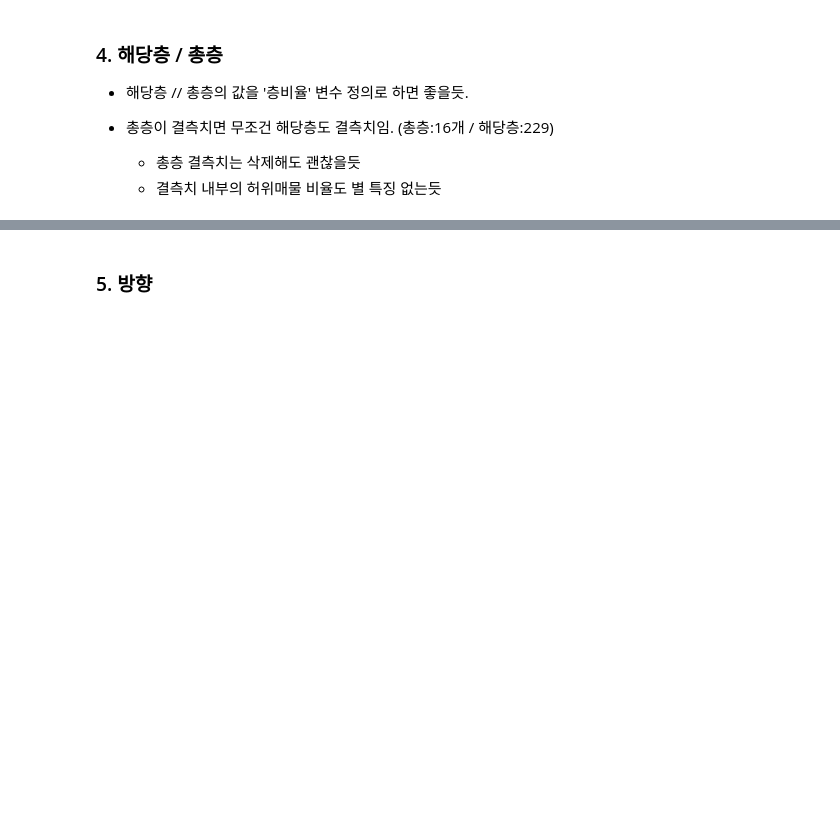
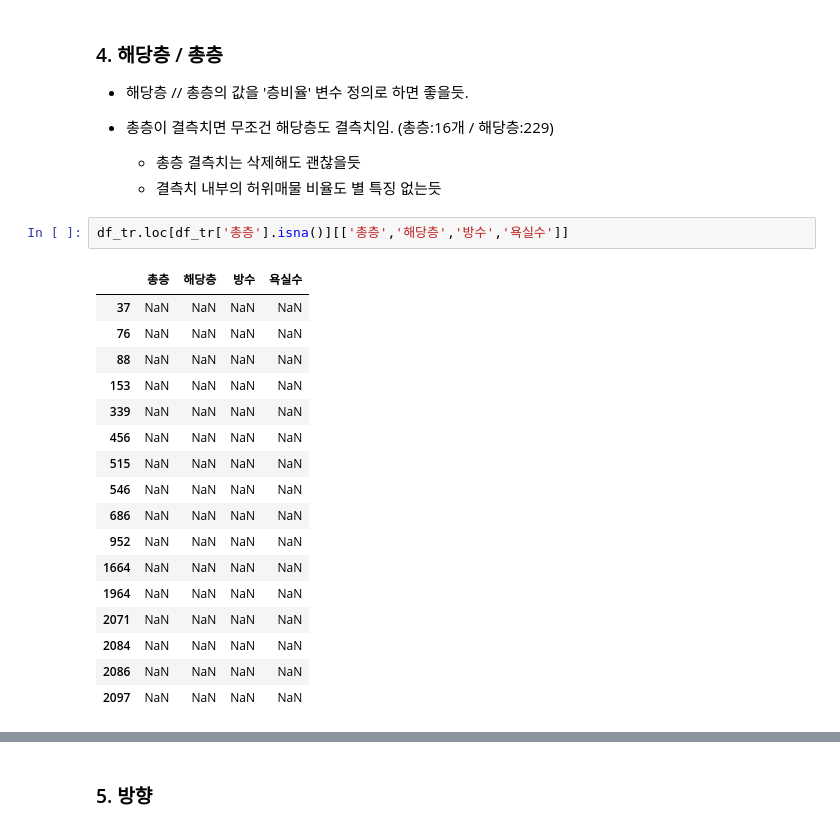
Before and after one commit to han942/vscode, a Jupyter notebook: Dacon/estate.ipynb, the cells around one changed output, grey strips where cells are left out. Cells and saved outputs as stored; diff of their text form; blank space fills up the shorter version.

```diff
--- a/Dacon/estate.ipynb
+++ b/Dacon/estate.ipynb
@@ -195,6 +192,26 @@ sns.scatterplot(x='전용면적',y='월세',data=df_tr,hue='허위매물여부',
 - 총층이 결측치면 무조건 해당층도 결측치임. (총층:16개 / 해당층:229)
     - 총층 결측치는 삭제해도 괜찮을듯
     - 결측치 내부의 허위매물 비율도 별 특징 없는듯
+# %%
+df_tr.loc[df_tr['총층'].isna()][['총층','해당층','방수','욕실수']]
+# %% [output]
+|  | 총층 | 해당층 | 방수 | 욕실수 |
+| 37 | NaN | NaN | NaN | NaN |
+| 76 | NaN | NaN | NaN | NaN |
+| 88 | NaN | NaN | NaN | NaN |
+| 153 | NaN | NaN | NaN | NaN |
+| 339 | NaN | NaN | NaN | NaN |
+| 456 | NaN | NaN | NaN | NaN |
+| 515 | NaN | NaN | NaN | NaN |
+| 546 | NaN | NaN | NaN | NaN |
+| 686 | NaN | NaN | NaN | NaN |
+| 952 | NaN | NaN | NaN | NaN |
+| 1664 | NaN | NaN | NaN | NaN |
+| 1964 | NaN | NaN | NaN | NaN |
+| 2071 | NaN | NaN | NaN | NaN |
+| 2084 | NaN | NaN | NaN | NaN |
+| 2086 | NaN | NaN | NaN | NaN |
+| 2097 | NaN | NaN | NaN | NaN |
 # %%
 fig, ax = plt.subplots(1, 2, figsize=(11, 5))
 sns.histplot(x=df_tr['해당층'], hue=df_tr['허위매물여부'], multiple='dodge', ax=ax[0])
```
Also changed, not shown: parts of 34 cells of this notebook.
